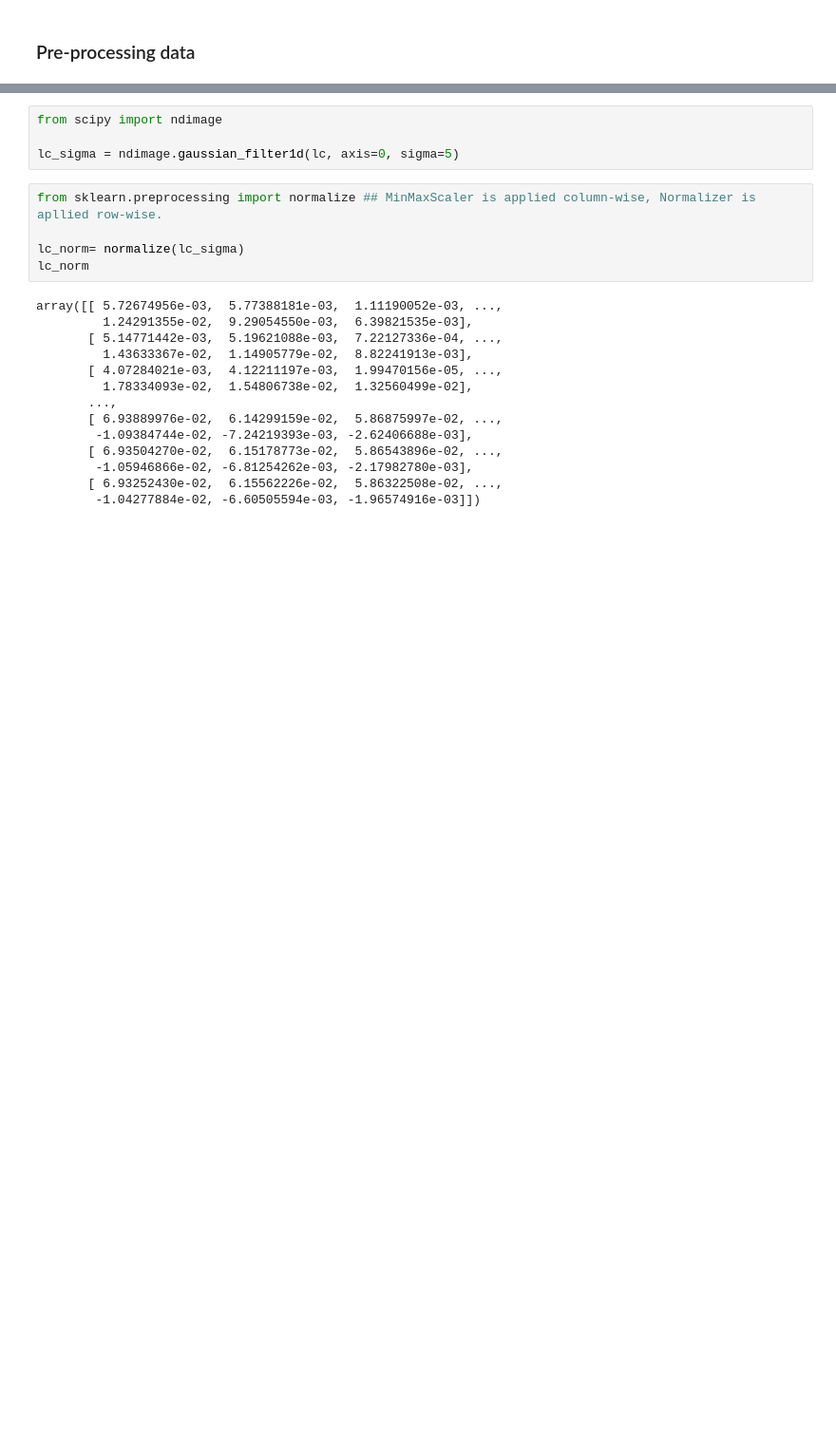
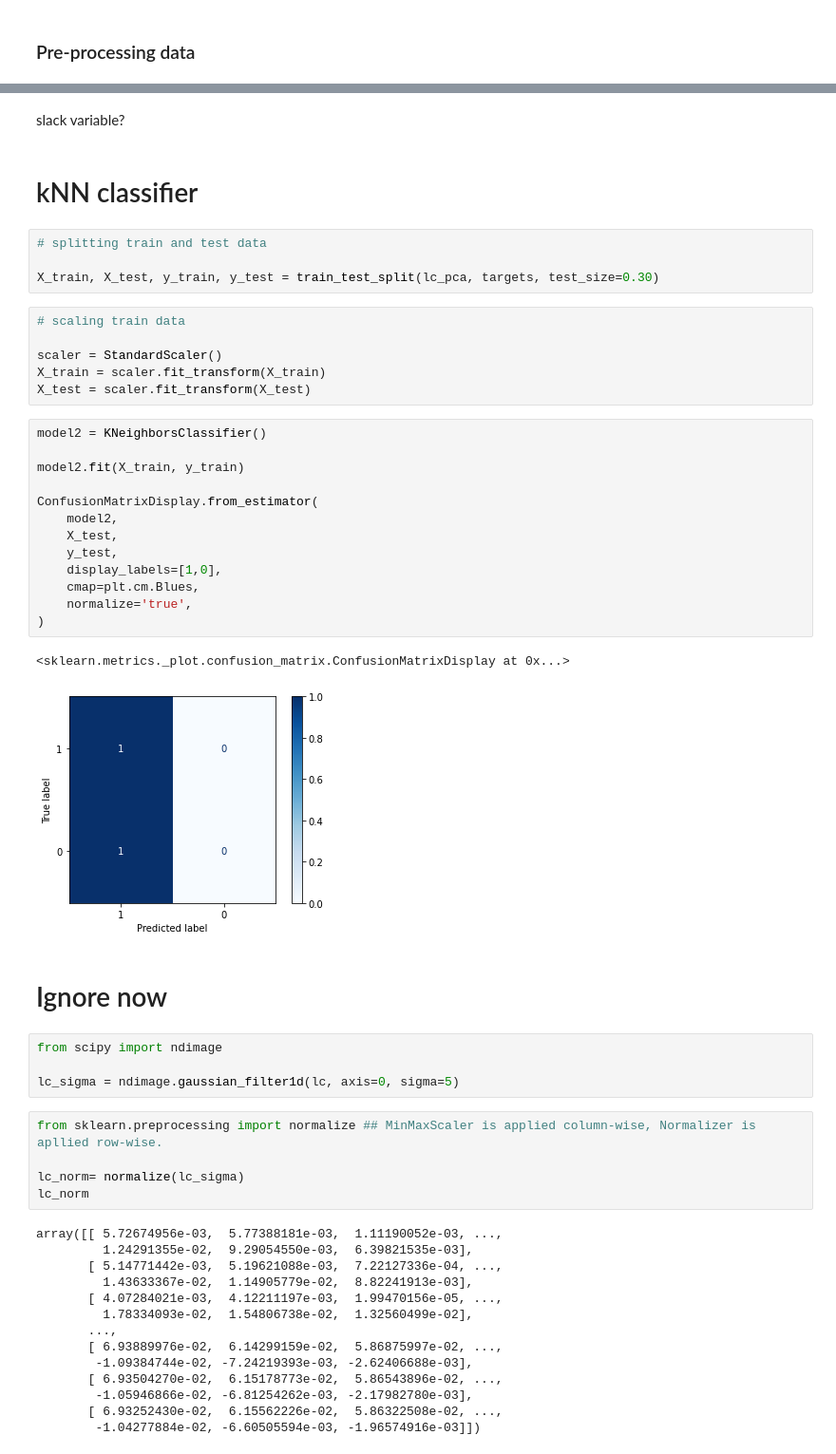
Before and after one commit to ridha-mm/comp-astro, a Jupyter notebook: pca-decision/decision-trees.ipynb, the cells around one changed output, grey strips where cells are left out. Shown: that part at 95% size. Saved outputs shown, nothing was run; the diff lists cells and outputs as text; blank space fills up the shorter version.

```diff
--- a/pca-decision/decision-trees.ipynb
+++ b/pca-decision/decision-trees.ipynb
@@ -82,3 +167,35 @@ plt.colorbar();
+# %% [markdown]
+slack variable?
+# %% [markdown]
+# kNN classifier
+# %%
+# splitting train and test data
+
+X_train, X_test, y_train, y_test = train_test_split(lc_pca, targets, test_size=0.30)
+# %%
+# scaling train data
+
+scaler = StandardScaler()
+X_train = scaler.fit_transform(X_train)
+X_test = scaler.fit_transform(X_test)
+# %%
+model2 = KNeighborsClassifier()
+
+model2.fit(X_train, y_train)
+
+ConfusionMatrixDisplay.from_estimator(
+    model2,
+    X_test,
+    y_test,
+    display_labels=[1,0],
+    cmap=plt.cm.Blues,
+    normalize='true',
+)
+# %% [output]
+<sklearn.metrics._plot.confusion_matrix.ConfusionMatrixDisplay at 0x...>
+[figure, added]
+# %% [markdown]
+# Ignore now
 # %%
 from scipy import ndimage
 
```
Also changed, not shown: parts of 20 cells of this notebook.
